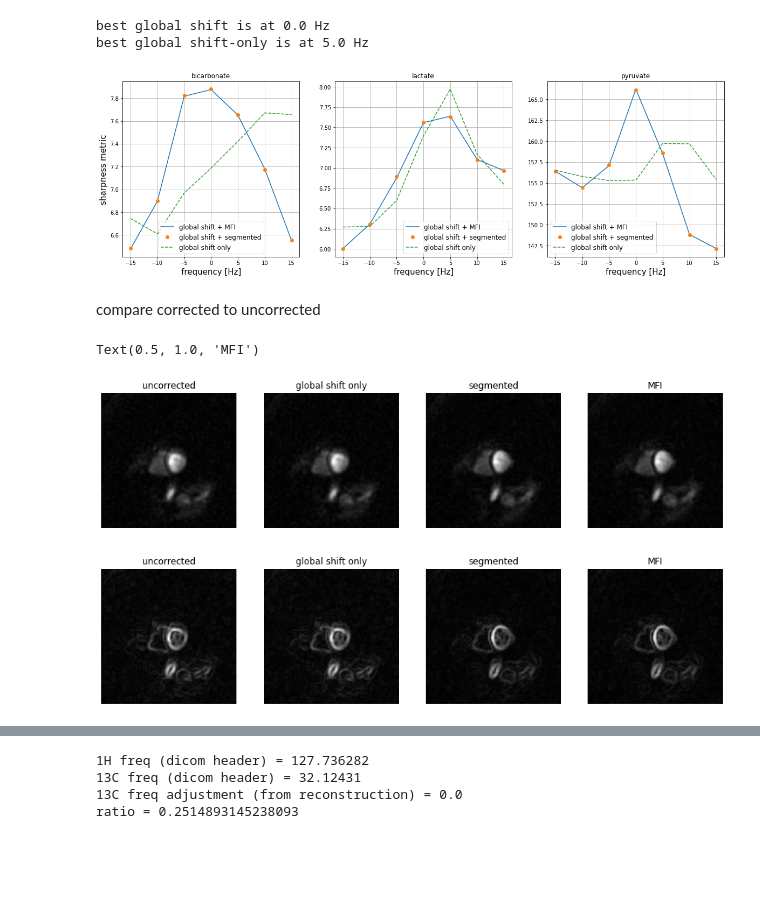
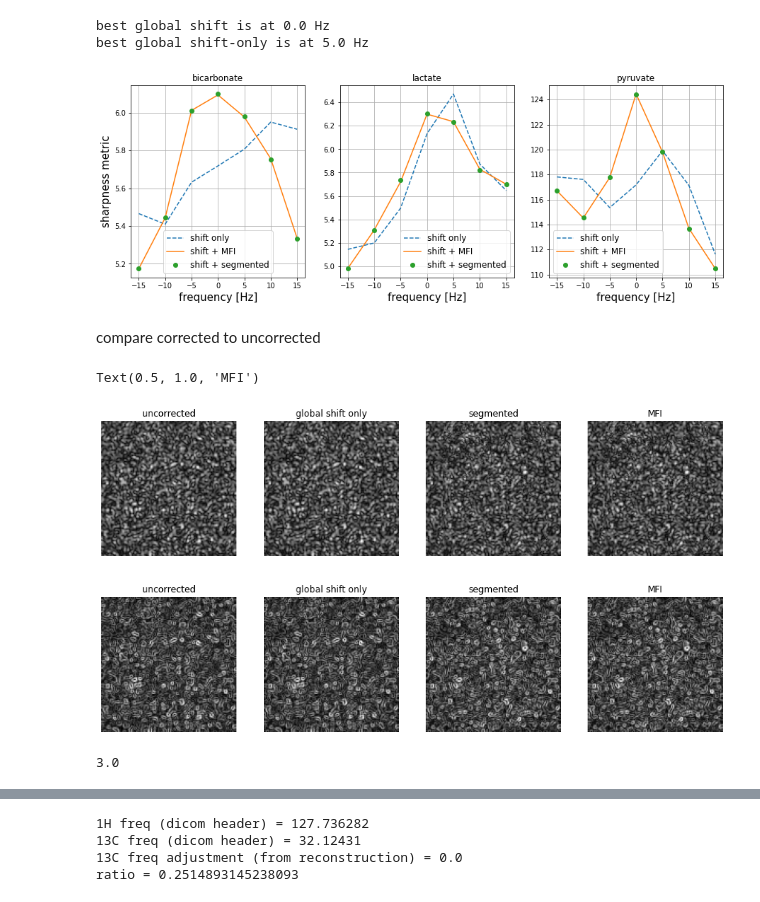
Before and after one commit to galenreed/spiralB0MapCorrection, a Jupyter notebook: 2_applyB0Corrections_single.ipynb, the cells around one changed output, grey strips where cells are left out. Cells and saved outputs as stored; diff of their text form; code cells hidden in the pictures; blank space fills up the shorter version.

Commit message:
figure edits

```diff
--- a/2_applyB0Corrections_single.ipynb
+++ b/2_applyB0Corrections_single.ipynb
@@ -231,32 +232,32 @@ best global shift-only is at 5.0 Hz
 # %%
 fs = 15
 
 
 
 
-fig2, axes2 = plt.subplots(1, 3, figsize=(20,6))
+fig2, axes2 = plt.subplots(1, 3, figsize=(15,5))
 titles = ['bicarbonate','lactate','pyruvate']
 for x in range(0, 3):
-    axes2[x].plot(globalFreqSearch, peakSignalMFI[x,:], '-', label='global shift + MFI')
-    axes2[x].plot(globalFreqSearch, peakSignalSeg[x,:], 'o',label='global shift + segmented')
-    axes2[x].plot(globalFreqSearch, peakSignalUncorr[x,:], '--',label='global shift only')
+    axes2[x].plot(globalFreqSearch, peakSignalUncorr[x,:], '--',label='shift only')
+    axes2[x].plot(globalFreqSearch, peakSignalMFI[x,:], '-', label='shift + MFI')
+    axes2[x].plot(globalFreqSearch, peakSignalSeg[x,:], 'o',label='shift + segmented')
     axes2[x].legend(fontsize=12)
     axes2[x].grid(True)
     axes2[x].set_xlabel('frequency [Hz]', fontsize=fs)
     axes2[x].set_title(titles[x])
 axes2[0].set_ylabel('sharpness metric', fontsize=fs)
 
 
 
 
 
 fig2.savefig('rawFigs/sharpnessMeasure.pdf')
 # %% [output]
-[figure, old version]
+[figure, new version]
 # %% [markdown]
 compare corrected to uncorrected
 # %%
-im = 2
+im = 0
 it = 2
 
 
@@ -297,4 +298,8 @@ ax8.axis('off')
 ax8.set_title('MFI')
 # %% [output]
 Text(0.5, 1.0, 'MFI')
-[figure, old version]
+[figure, new version]
+# %%
+peakTime[0]
+# %% [output]
+3.0
```
Also changed, not shown: parts of 5 cells of this notebook, 3 other files.
